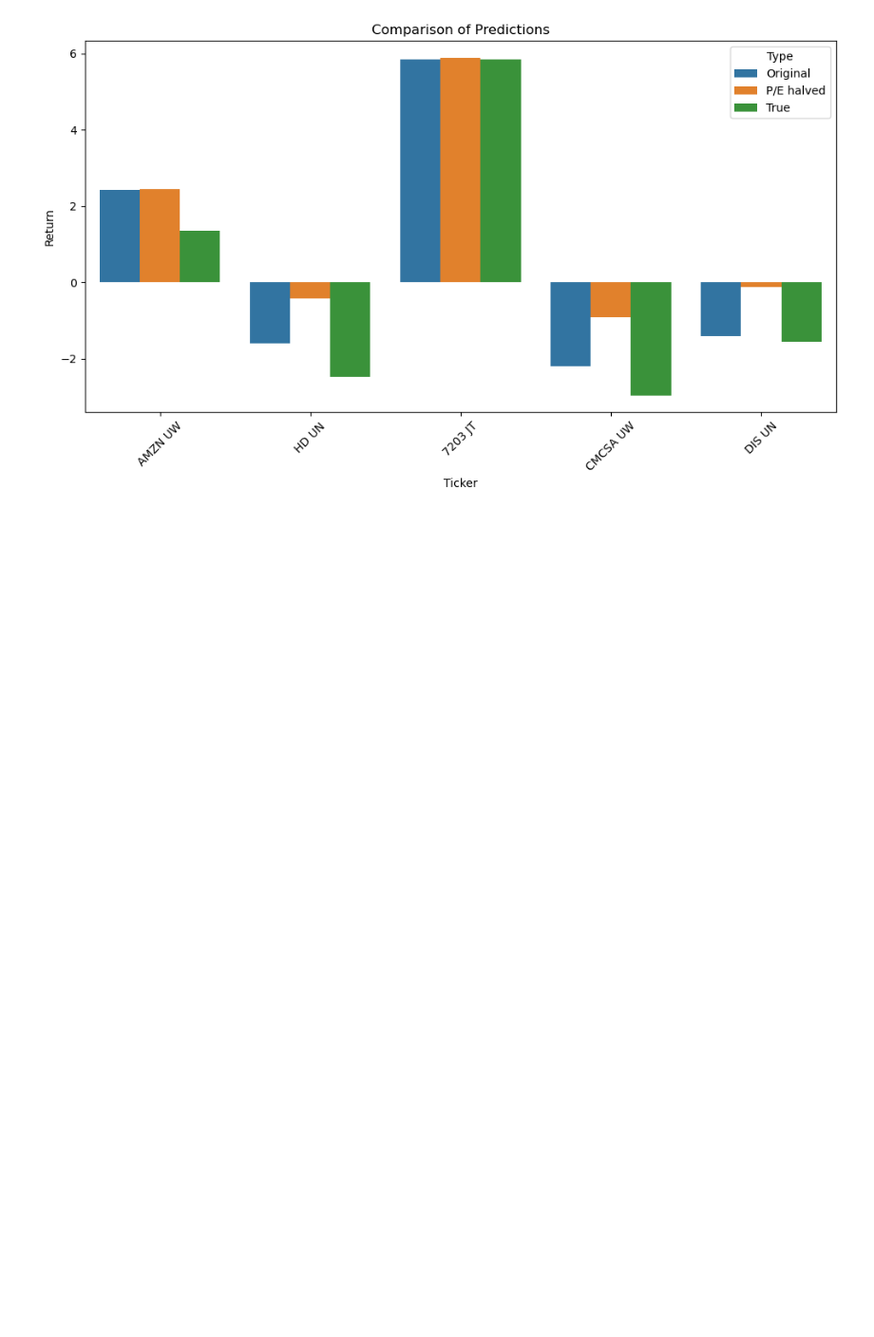
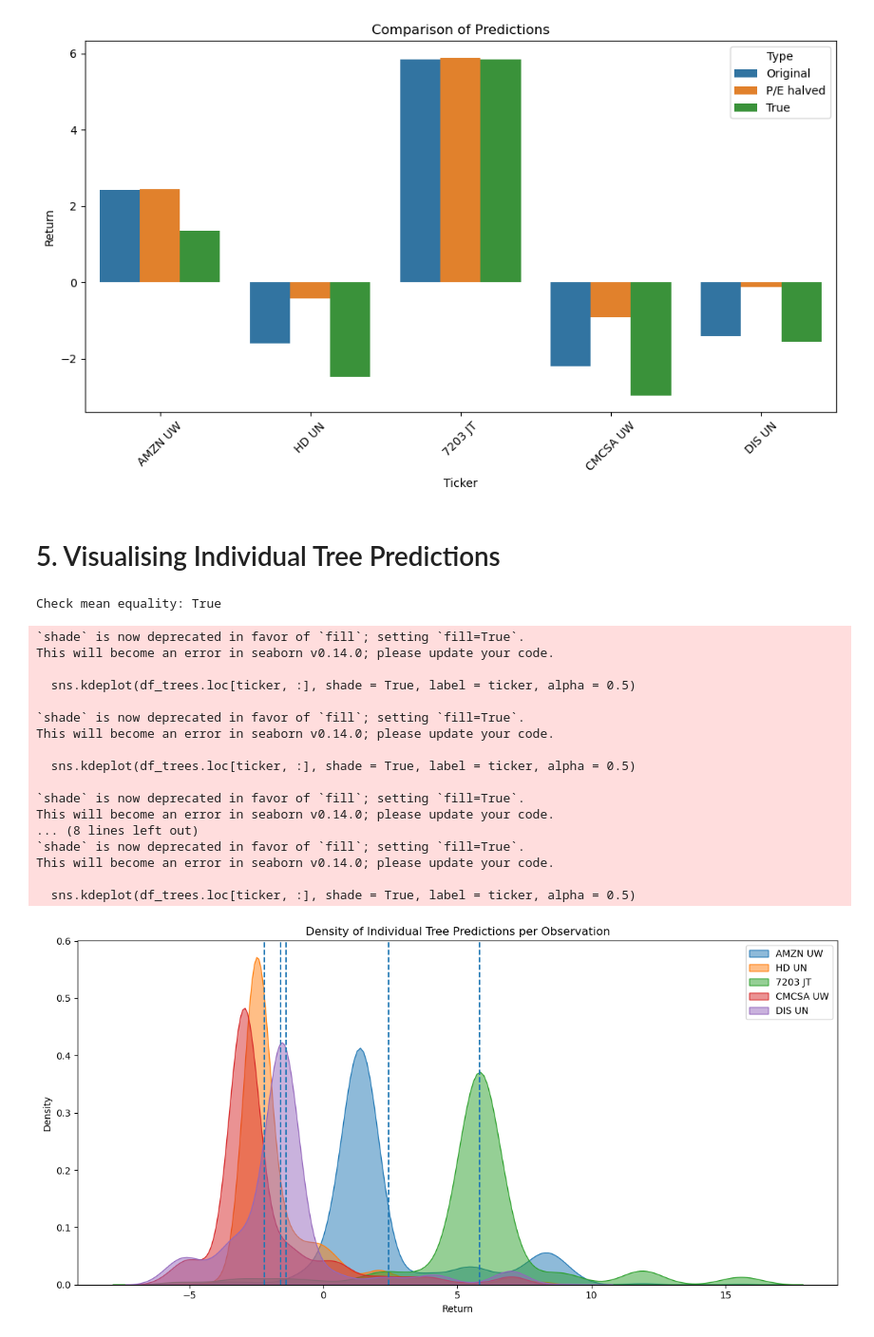
Before and after one commit to emilesgt/Machine_Learning_for_Asset_Management_Tutorial3, a Jupyter notebook: Tutorial3_RF1_Students.ipynb, the cells around one changed output. Shown at 95% size. Cells and saved outputs as stored; diff of their text form; code cells hidden in the pictures; blank space fills up the shorter version.

Commit message:
RF1 : part 5 Visualising Indivdual tree predictions

```diff
--- a/Tutorial3_RF1_Students.ipynb
+++ b/Tutorial3_RF1_Students.ipynb
@@ -130,3 +130,51 @@ plt.tight_layout()
 plt.show()
 # %% [output]
 [figure]
+# %% [markdown]
+# 5. Visualising Individual Tree Predictions
+# %%
+# Question 6: use the np.column_stack function on individual tree predictions
+# rf.predict(x) is just the equal-weighted average across the trees
+
+# Get predictions from each tree for the consumer discretionary group
+all_tree_preds = np.column_stack([
+    tree.predict(X_consumer)
+    for tree in rf.estimators_
+])
+df_trees = pd.DataFrame(all_tree_preds, index = X_consumer.index)
+# %%
+# Question 7: compare y_pred = rf.predict(X_consumer) and mean_preds = df_trees.mean(axis=1). Are they equal ? They should be.
+mean_preds = df_trees.mean(axis=1)
+print("Check mean equality:", np.allclose(y_pred, mean_preds))
+# %% [output]
+Check mean equality: True
+# %%
+plt.figure(figsize = (12,6))
+# For each stock, plot the density of its tree predictions
+for ticker in X_consumer.index:
+    sns.kdeplot(df_trees.loc[ticker, :], shade = True, label = ticker, alpha = 0.5)
+    plt.axvline(mean_preds.loc[ticker], linestyle = 'dashed')
+plt.title('Density of Individual Tree Predictions per Observation')
+plt.xlabel('Return')
+plt.legend()
+plt.tight_layout()
+plt.show()
+# %% [output]
+`shade` is now deprecated in favor of `fill`; setting `fill=True`.
+This will become an error in seaborn v0.14.0; please update your code.
+
+  sns.kdeplot(df_trees.loc[ticker, :], shade = True, label = ticker, alpha = 0.5)
+
+`shade` is now deprecated in favor of `fill`; setting `fill=True`.
+This will become an error in seaborn v0.14.0; please update your code.
+
+  sns.kdeplot(df_trees.loc[ticker, :], shade = True, label = ticker, alpha = 0.5)
+
+`shade` is now deprecated in favor of `fill`; setting `fill=True`.
+This will become an error in seaborn v0.14.0; please update your code.
+... (8 lines left out)
+`shade` is now deprecated in favor of `fill`; setting `fill=True`.
+This will become an error in seaborn v0.14.0; please update your code.
+
+  sns.kdeplot(df_trees.loc[ticker, :], shade = True, label = ticker, alpha = 0.5)
+[figure, added]
```
